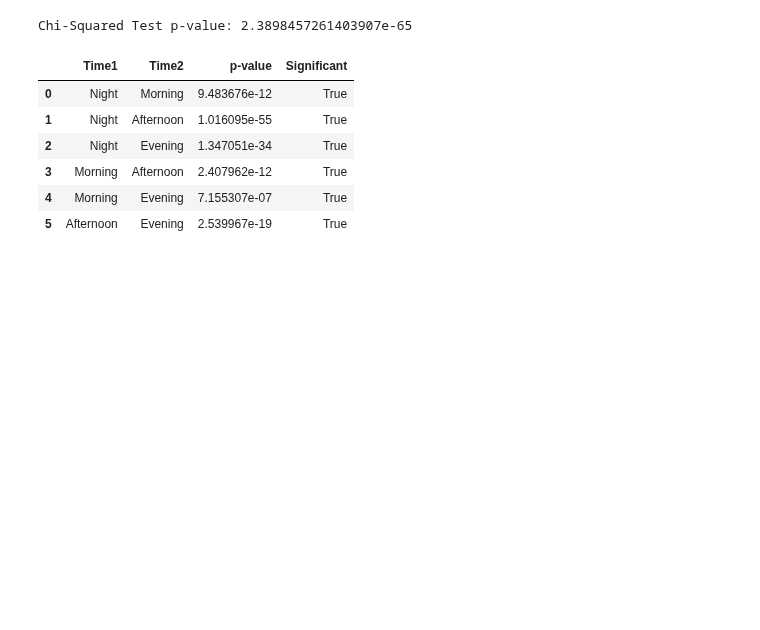
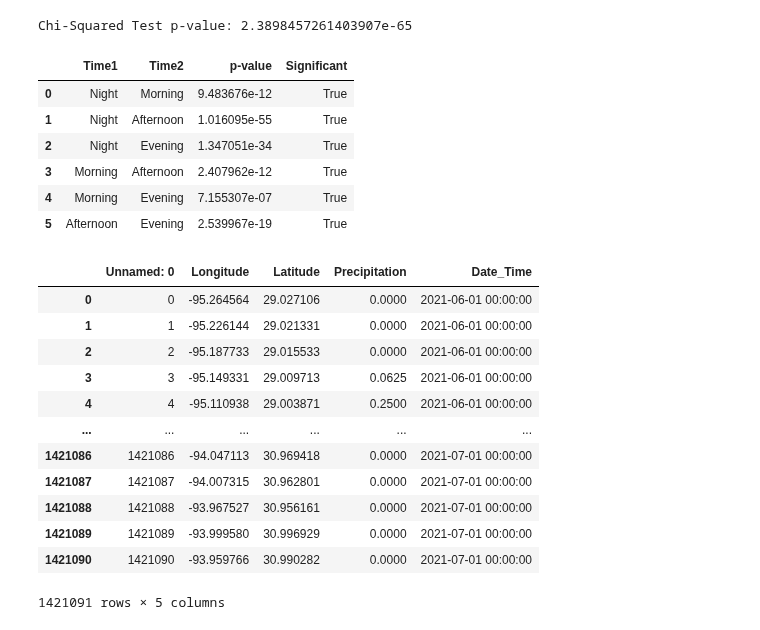
Before and after one commit to oluwafemiomitusa/Geospatial-Analysis, a Jupyter notebook: Second_part/Jupyter Notebooks/New/cell_development_stages.ipynb, the cells around one changed output. Saved outputs shown, nothing was run; the diff lists cells and outputs as text; code cells hidden in the pictures; blank space fills up the shorter version.

```diff
--- a/Second_part/Jupyter Notebooks/New/cell_development_stages.ipynb
+++ b/Second_part/Jupyter Notebooks/New/cell_development_stages.ipynb
@@ -962,3 +962,19 @@ pairwise_p_values
 | 3 | Morning | Afternoon | 2.407962e-12 | True |
 | 4 | Morning | Evening | 7.155307e-07 | True |
 | 5 | Afternoon | Evening | 2.539967e-19 | True |
+# %%
+pd.read_csv('C:/Users/omitu/Documents/GitHub/Urbanization-and-Climate-Change/Second_part/data/precip/precip_2022.csv')
+# %% [output]
+|  | Unnamed: 0 | Longitude | Latitude | Precipitation | Date_Time |
+| 0 | 0 | -95.264564 | 29.027106 | 0.0000 | 2021-06-01 00:00:00 |
+| 1 | 1 | -95.226144 | 29.021331 | 0.0000 | 2021-06-01 00:00:00 |
+| 2 | 2 | -95.187733 | 29.015533 | 0.0000 | 2021-06-01 00:00:00 |
+| 3 | 3 | -95.149331 | 29.009713 | 0.0625 | 2021-06-01 00:00:00 |
+| 4 | 4 | -95.110938 | 29.003871 | 0.2500 | 2021-06-01 00:00:00 |
+| ... | ... | ... | ... | ... | ... |
+| 1421086 | 1421086 | -94.047113 | 30.969418 | 0.0000 | 2021-07-01 00:00:00 |
+| 1421087 | 1421087 | -94.007315 | 30.962801 | 0.0000 | 2021-07-01 00:00:00 |
+| 1421088 | 1421088 | -93.967527 | 30.956161 | 0.0000 | 2021-07-01 00:00:00 |
+| 1421089 | 1421089 | -93.999580 | 30.996929 | 0.0000 | 2021-07-01 00:00:00 |
+| 1421090 | 1421090 | -93.959766 | 30.990282 | 0.0000 | 2021-07-01 00:00:00 |
+1421091 rows × 5 columns
```
Also changed, not shown: parts of 1 cell of this notebook, 4 other files.
